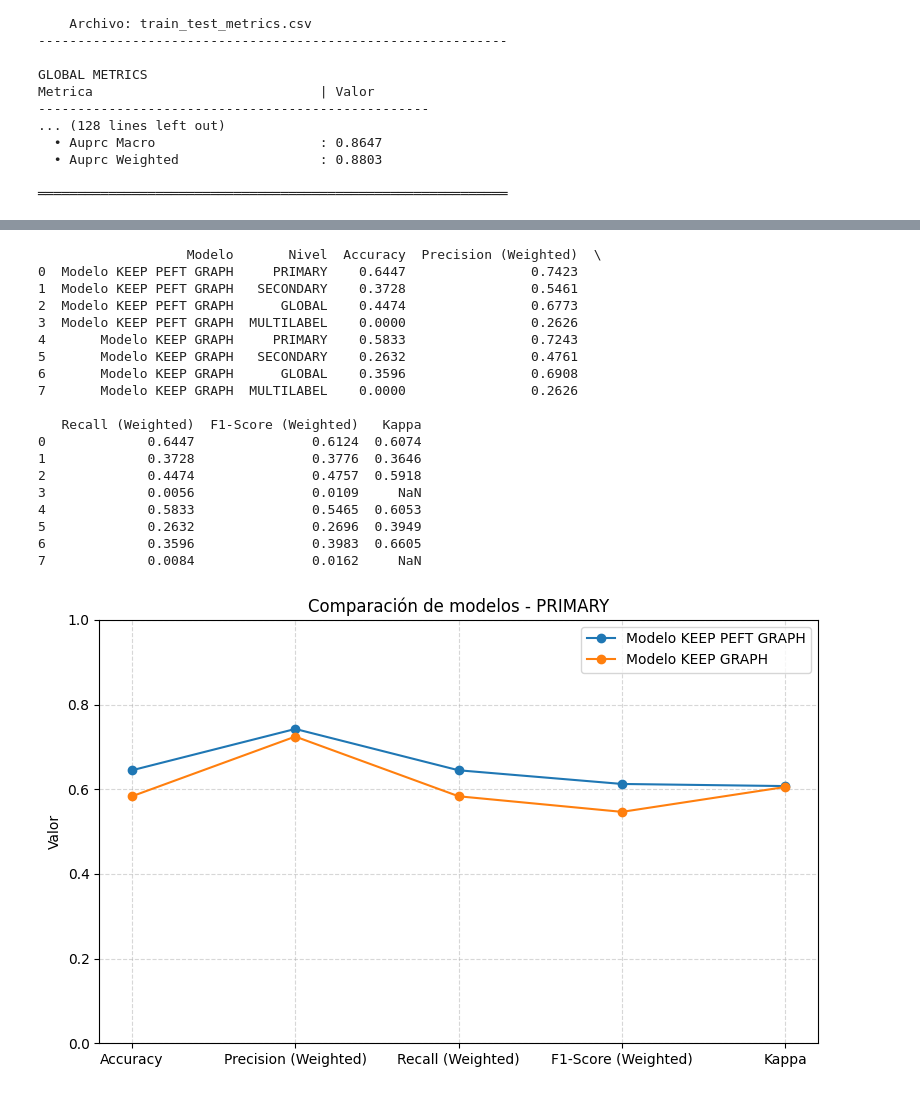
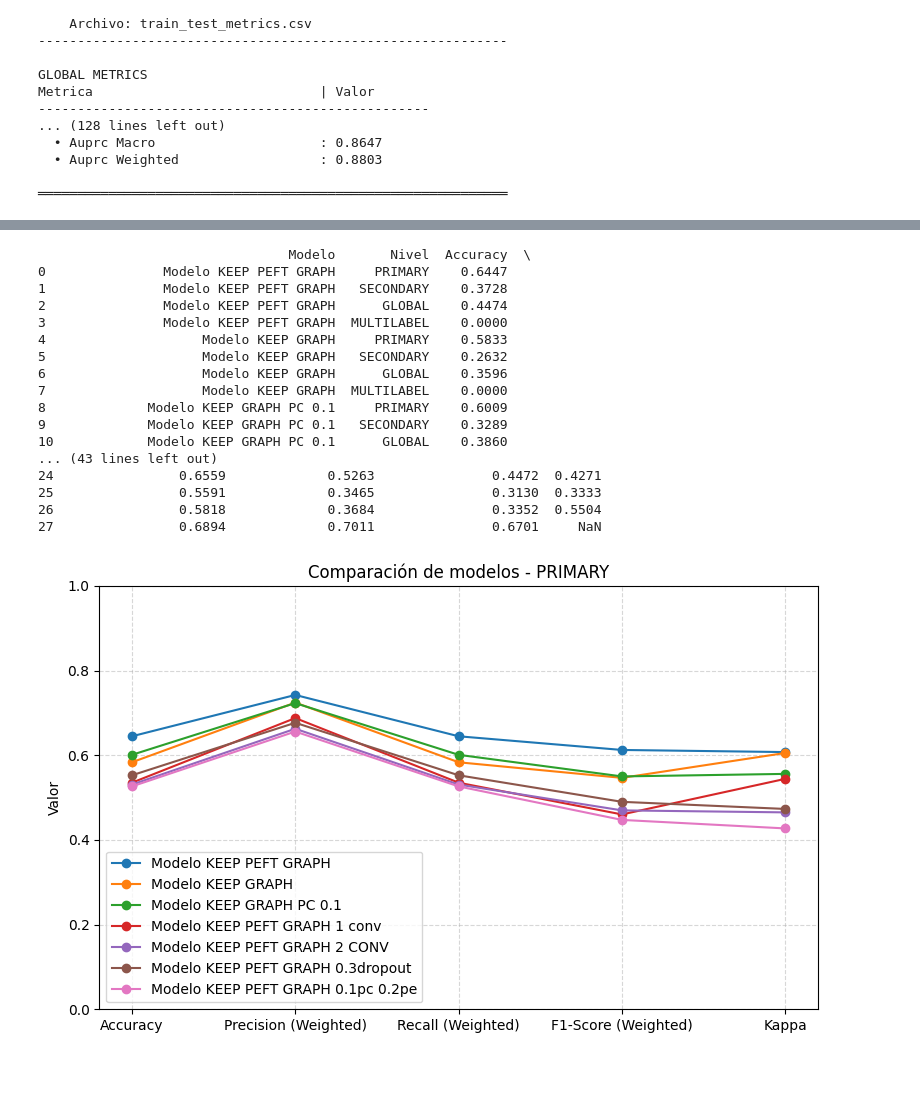
Before and after one commit to Nataliah612/Prost_Graph, a Jupyter notebook: notebooks/results_visualization.ipynb, the cells around one changed output, grey strips where cells are left out. Saved outputs shown, nothing was run; the diff lists cells and outputs as text; code cells hidden in the pictures.

Commit message:
graph_arch_overfit

```diff
--- a/notebooks/results_visualization.ipynb
+++ b/notebooks/results_visualization.ipynb
@@ -534,50 +542,53 @@ def graficos_comp_mdl(resultados_modelos, nivel):
     plt.grid(True, linestyle="--", alpha=0.5)
     plt.legend()
     plt.tight_layout()
     plt.show()
 
 
 # =========================================================
 # 4. USO DEL SCRIPT
 # =========================================================
 resultados_modelos = {}
 
 # Ejemplo con un modelo (añade más txt si quieres)
 resultados_modelos["Modelo KEEP PEFT GRAPH"] = leer_metricas_txt("/workspace/results/20260109_212740_model-KEEP_unfrozen_graph_alphape-0_alphapc-0_AdamW_lrate-1e-05_wdecay-1e-05_batch_size-32_epochs-200/sicap_inference.txt")
 #resultados_modelos["Modelo CNN MAX"] = leer_metricas_txt("/workspace/results/20260208_190457_model-CNN_frozen_max_aggre_alphape-0_alphapc-0_AdamW_lrate-1e-05_wdecay-1e-05_batch_size-32_epochs-200/train_log_output.txt")
 #resultados_modelos["Modelo CNN ATTN"]= leer_metricas_txt("/workspace/results/20260107_203717_model-CNN_frozen_graph_alphape-0_alphapc-0_AdamW_lrate-1e-05_wdecay-1e-05_batch_size-32_epochs-200/train_log_output.txt")
 #resultados_modelos["Modelo CNN GRAPH"] = leer_metricas_txt("/workspace/results/20260108_150716_model-CNN_frozen_graph_alphape-0_alphapc-0_AdamW_lrate-1e-05_wdecay-1e-05_batch_size-32_epochs-200/train_log_output.txt")
 #resultados_modelos["Modelo KEEP MAX"] = leer_metricas_txt("/workspace/results/20260206_151019_model-KEEP_frozen_max_aggre_alphape-0_alphapc-0_AdamW_lrate-1e-05_wdecay-1e-05_batch_size-32_epochs-200/SICAP_inference.txt")
 #resultados_modelos["Modelo KEEP ATTN"] = leer_metricas_txt("/workspace/results/20260203_143154_model-KEEP_frozen_mlp_alphape-0_alphapc-0_AdamW_lrate-1e-05_wdecay-1e-05_batch_size-32_epochs-200/train_log_output.txt")
 resultados_modelos["Modelo KEEP GRAPH"] = leer_metricas_txt("/workspace/results/20260201_065936_model-KEEP_frozen_graph_alphape-0_alphapc-0_AdamW_lrate-1e-05_wdecay-1e-05_batch_size-32_epochs-200/train_log_output.txt")
+resultados_modelos["Modelo KEEP GRAPH PC 0.1"]=leer_metricas_txt("/workspace/results/20260208_190818_model-KEEP_frozen_graph_alphape-0.1_alphapc-0.1_AdamW_lrate-1e-05_wdecay-1e-05_batch_size-32_epochs-200/train_log_output.txt")
+resultados_modelos["Modelo KEEP PEFT GRAPH 1 conv"] = leer_metricas_txt("/workspace/results/20260211_212240_model-KEEP_pretrain_graph_alphape-0_alphapc-0_AdamW_lrate-1e-05_wdecay-1e-05_batch_size-32_epochs-200_1conv/SICAP_inference.txt")
+resultados_modelos["Modelo KEEP PEFT GRAPH 2 CONV"]= leer_metricas_txt("/workspace/results/20260213_103028_model-KEEP_pretrain_graph_alphape-0_alphapc-0_AdamW_lrate-1e-05_wdecay-0.0001_batch_size-32_epochs-200_2conv/train_log_output.txt")
+resultados_modelos["Modelo KEEP PEFT GRAPH 0.3dropout"]= leer_metricas_txt("/workspace/results/20260220_123813_model-KEEP_pretrain_graph_alphape-0_alphapc-0_AdamW_lrate-1e-05_wdecay-0.0001_batch_size-32_epochs-200/train_log_output.txt")
+resultados_modelos["Modelo KEEP PEFT GRAPH 0.1pc 0.2pe"]= leer_metricas_txt("/workspace/results/20260224_175042_model-KEEP_pretrain_graph_alphape-0.1_alphapc-0.2_AdamW_lrate-1e-05_wdecay-0.0001_batch_size-32_epochs-200/train_log_output.txt")
 
 # ---- Tabla ----
 df_resultados = crear_tabla(resultados_modelos)
 print(df_resultados)
 df_resultados.to_excel("/workspace/results/comparison_models_peft.xlsx", index=False)
 
 # ---- Gráficas ----
 graficos_comp_mdl(resultados_modelos, nivel="PRIMARY")
 graficos_comp_mdl(resultados_modelos, nivel="SECONDARY")
 graficos_comp_mdl(resultados_modelos, nivel="GLOBAL")
 # %% [output]
-                   Modelo       Nivel  Accuracy  Precision (Weighted)  \
-0  Modelo KEEP PEFT GRAPH     PRIMARY    0.6447                0.7423
-1  Modelo KEEP PEFT GRAPH   SECONDARY    0.3728                0.5461
-2  Modelo KEEP PEFT GRAPH      GLOBAL    0.4474                0.6773
-3  Modelo KEEP PEFT GRAPH  MULTILABEL    0.0000                0.2626
-4       Modelo KEEP GRAPH     PRIMARY    0.5833                0.7243
-5       Modelo KEEP GRAPH   SECONDARY    0.2632                0.4761
-6       Modelo KEEP GRAPH      GLOBAL    0.3596                0.6908
-7       Modelo KEEP GRAPH  MULTILABEL    0.0000                0.2626
-
-   Recall (Weighted)  F1-Score (Weighted)   Kappa
-0             0.6447               0.6124  0.6074
-1             0.3728               0.3776  0.3646
-2             0.4474               0.4757  0.5918
-3             0.0056               0.0109     NaN
-4             0.5833               0.5465  0.6053
-5             0.2632               0.2696  0.3949
-6             0.3596               0.3983  0.6605
-7             0.0084               0.0162     NaN
+                                Modelo       Nivel  Accuracy  \
+0               Modelo KEEP PEFT GRAPH     PRIMARY    0.6447
+1               Modelo KEEP PEFT GRAPH   SECONDARY    0.3728
+2               Modelo KEEP PEFT GRAPH      GLOBAL    0.4474
+3               Modelo KEEP PEFT GRAPH  MULTILABEL    0.0000
+4                    Modelo KEEP GRAPH     PRIMARY    0.5833
+5                    Modelo KEEP GRAPH   SECONDARY    0.2632
+6                    Modelo KEEP GRAPH      GLOBAL    0.3596
+7                    Modelo KEEP GRAPH  MULTILABEL    0.0000
+8             Modelo KEEP GRAPH PC 0.1     PRIMARY    0.6009
+9             Modelo KEEP GRAPH PC 0.1   SECONDARY    0.3289
+10            Modelo KEEP GRAPH PC 0.1      GLOBAL    0.3860
+... (43 lines left out)
+24                0.6559             0.5263               0.4472  0.4271
+25                0.5591             0.3465               0.3130  0.3333
+26                0.5818             0.3684               0.3352  0.5504
+27                0.6894             0.7011               0.6701     NaN
-[figure, old version]
+[figure, new version]
```
Also changed, not shown: parts of 2 cells of this notebook, 1 other file.
